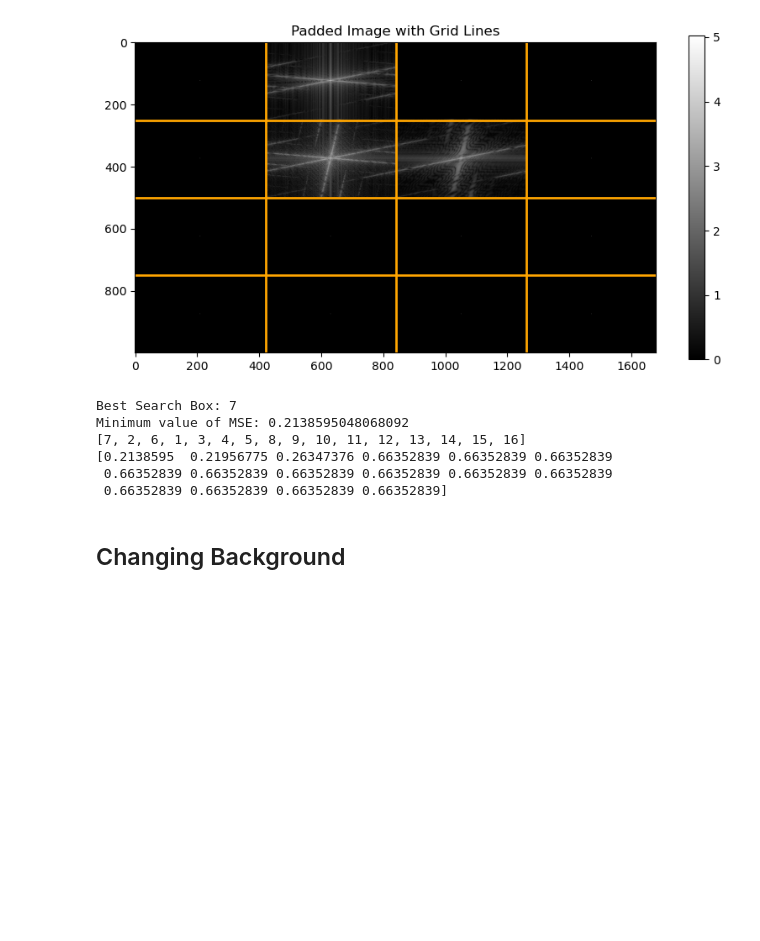
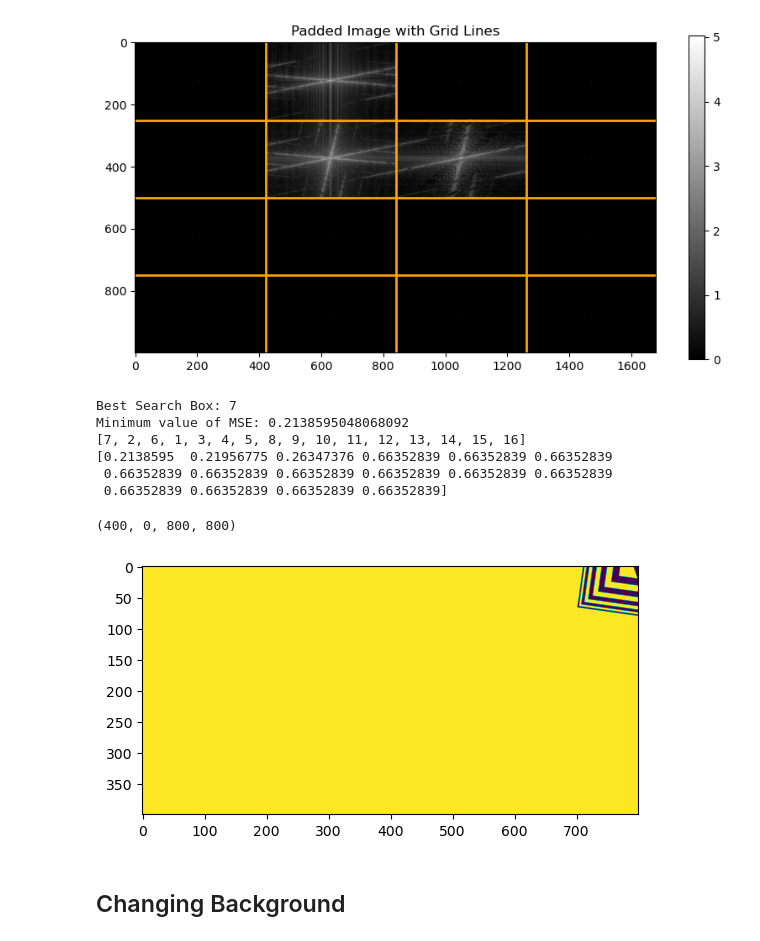
Before and after one commit to henryfriedman/Image_Processing_Project, a Jupyter notebook: post.ipynb, the cells around one changed output. Drawn from its saved outputs; the diff is of its cells as text; code cells hidden in the pictures; blank space fills up the shorter version.

```diff
--- a/post.ipynb
+++ b/post.ipynb
@@ -229,6 +249,14 @@ Minimum value of MSE: 0.2138595048068092
 [0.2138595  0.21956775 0.26347376 0.66352839 0.66352839 0.66352839
  0.66352839 0.66352839 0.66352839 0.66352839 0.66352839 0.66352839
  0.66352839 0.66352839 0.66352839 0.66352839]
+# %%
+bound = (0, 0, image4.shape[0], image4.shape[1])
+selected_part, selected_bounds = h.find_location_recursive(sticker4, image4, bound)
+plt.imshow(selected_part)
+print(selected_bounds)
+# %% [output]
+(400, 0, 800, 800)
+[figure, added]
 # %% [markdown]
 ## Changing Background
 # %%
```
Also changed, not shown: parts of 15 cells of this notebook, 5 other files.
